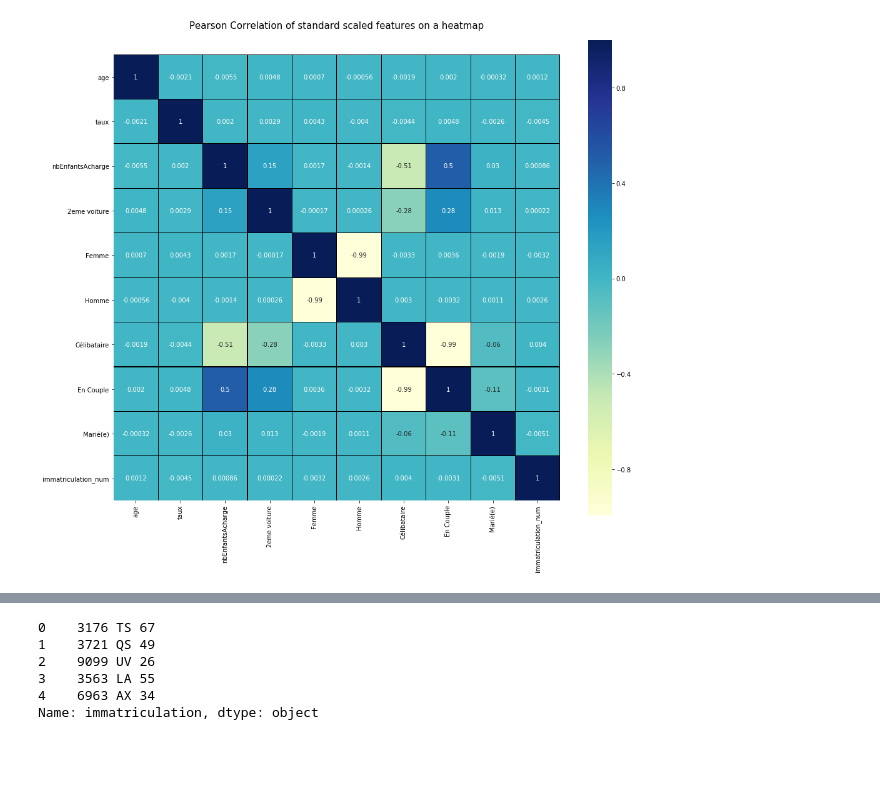
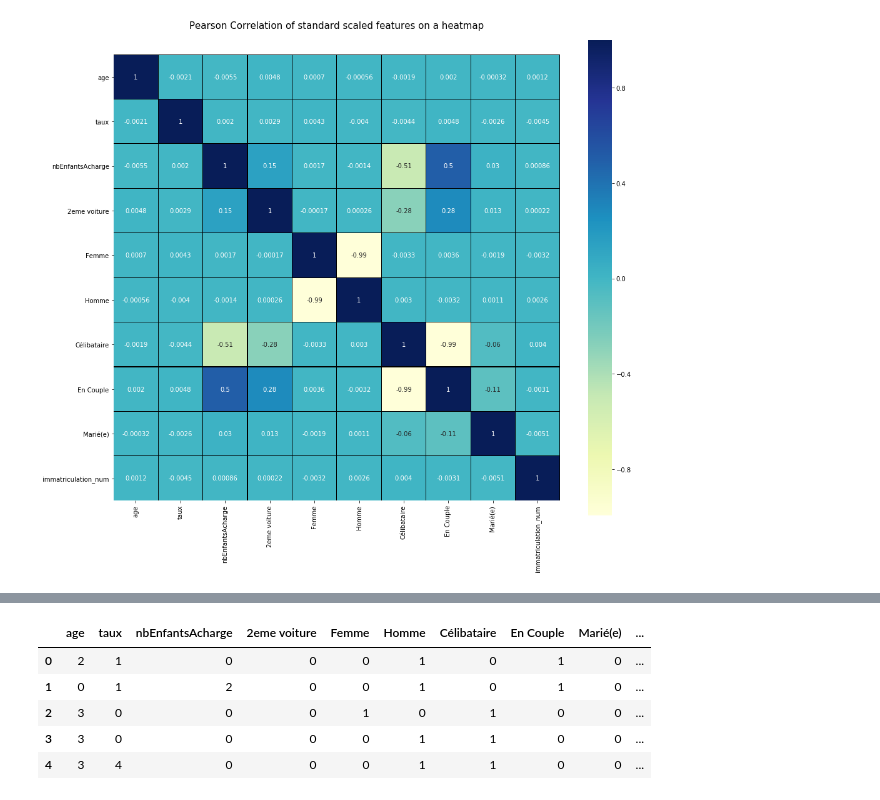
Before and after one commit to nicholas-bn/Data-Analytics-Python, a Jupyter notebook: notebook/Client_EDA.ipynb, the cells around one changed output, grey strips where cells are left out. Drawn from its saved outputs; the diff is of its cells as text; code cells hidden in the pictures; blank space fills up the shorter version.

Commit message:
Ajout de la colomne cluster_predicted au client

```diff
--- a/notebook/Client_EDA.ipynb
+++ b/notebook/Client_EDA.ipynb
@@ -230,15 +234,15 @@ Marié(e)               uint8
 immatriculation_num    int64
 dtype: object
 # %%
-df_clients = pan.concat([df_clients, df_imma_copy])
-df_imma_copy.head()
+df_clients = pan.concat([df_clients, df_imma_copy], axis=1)
+df_clients.head()
 # %% [output]
-0    3176 TS 67
-1    3721 QS 49
-2    9099 UV 26
-3    3563 LA 55
-4    6963 AX 34
-Name: immatriculation, dtype: object
+|  | age | taux | nbEnfantsAcharge | 2eme voiture | Femme | Homme | Célibataire | En Couple | Marié(e) | ... |
+| 0 | 2 | 1 | 0 | 0 | 0 | 1 | 0 | 1 | 0 | ... |
+| 1 | 0 | 1 | 2 | 0 | 0 | 1 | 0 | 1 | 0 | ... |
+| 2 | 3 | 0 | 0 | 0 | 1 | 0 | 1 | 0 | 0 | ... |
+| 3 | 3 | 0 | 0 | 0 | 0 | 1 | 1 | 0 | 0 | ... |
+| 4 | 3 | 4 | 0 | 0 | 0 | 1 | 1 | 0 | 0 | ... |
 # %%
 df_imma_cluster = pan.DataFrame(pan.read_csv('../input/immatriculation_and_cluster.csv', encoding="ISO-8859-1"))
 df_imma_cluster.head()
```
Also changed, not shown: parts of 5 cells of this notebook, 2 other files.
